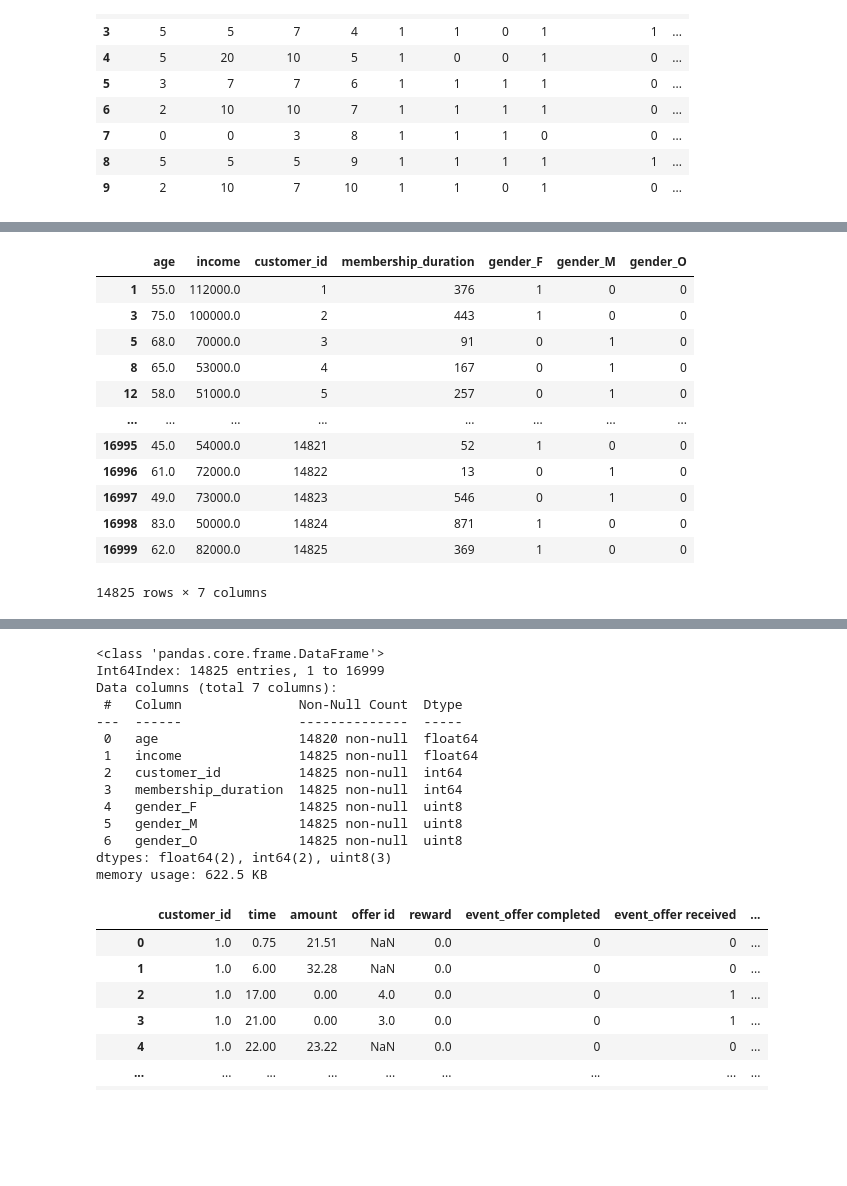
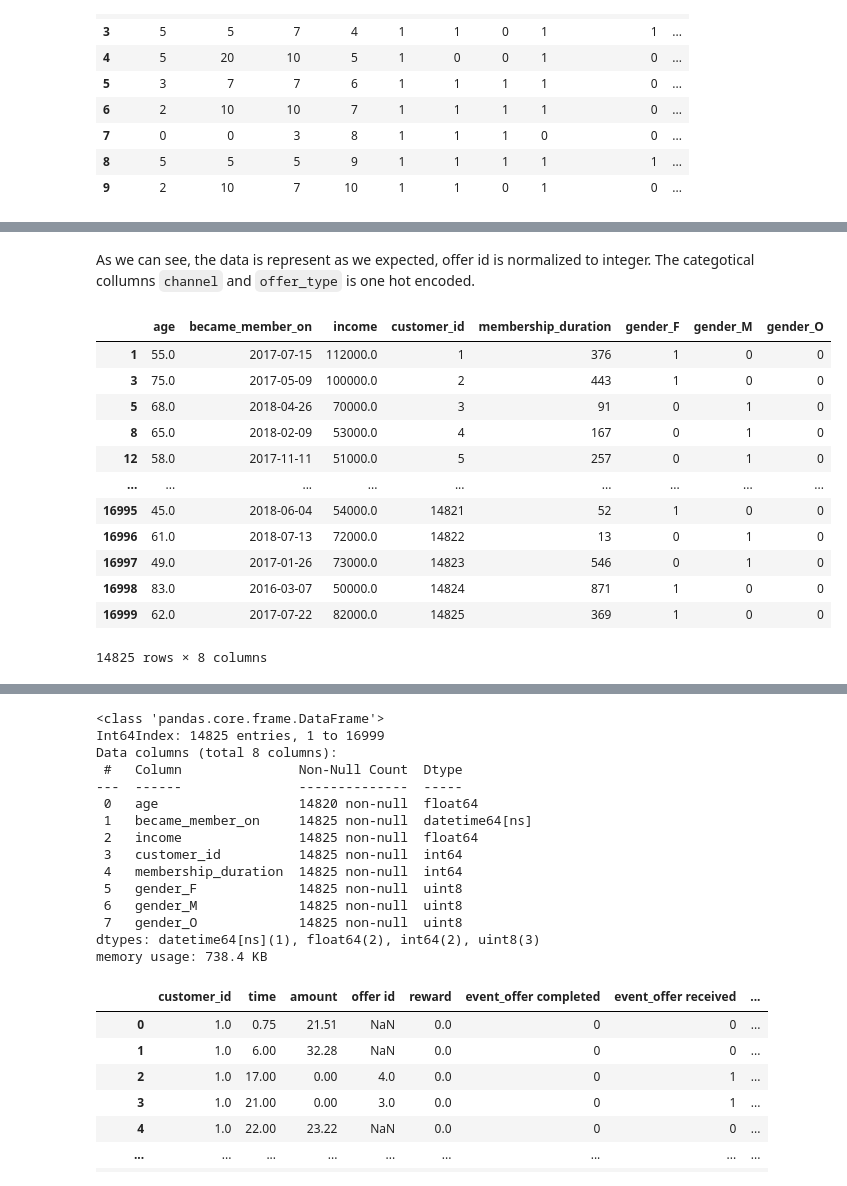
Before and after one commit to QuangTran2706/starbucks-offer-optimization, a Jupyter notebook: finalAssignment.ipynb, the cells around one changed output, grey strips where cells are left out. Saved outputs shown, nothing was run; the diff lists cells and outputs as text; code cells hidden in the pictures; blank space fills up the shorter version.

```diff
--- a/finalAssignment.ipynb
+++ b/finalAssignment.ipynb
@@ -310,49 +334,59 @@ Data columns (total 11 columns):
  10  offer_type_informational  10 non-null     uint8
 dtypes: int64(8), uint8(3)
 memory usage: 798.0 bytes
+# %% [markdown]
+As we can see, the data is represent as we expected, offer id is normalized to integer. The categotical collumns `channel` and `offer_type` is one hot encoded.
 # %%
 def cleanProfile(profile):
+    '''
+    Function to clean the profile data
 
+    INPUT:
+    profile - a dataframe read from profile.json
+
+    OUTPUT:
+    profile_new - a data frame of portfolio which is cleaned
+    cust_id_encoded - encoded map of the customer_id
+    '''
     profile_new = profile.copy()
 
     # Drop collumn with missing gender and age
     profile_new = profile_new.dropna()
 
     cust_id_encoded = id_mapper(profile_new)
     profile_new['customer_id'] = profile_new['id'].map(cust_id_encoded)
     profile_new = profile_new.drop('id', axis=1)
 
     # Format date in became_member_on
     profile_new['became_member_on'] = profile_new['became_member_on'].apply(lambda x: pd.to_datetime(str(x), format='%Y%m%d'))
     profile_new['membership_duration'] = profile_new.became_member_on.max() - \
         profile_new['became_member_on']
     profile_new['membership_duration'] = profile_new['membership_duration'].apply(
         lambda x: x.days if x is not np.nan else x)
-    profile_new = profile_new.drop('became_member_on', axis=1)
 
     # One hot encoded gender
     profile_new = pd.get_dummies(profile_new, columns = ['gender'])
     # change the age number over 100 to NaN value
     profile_new.loc[profile_new['age'] > 100, 'age'] = np.nan
 
     return profile_new, cust_id_encoded
 
 profile_new, cust_id_encoded = cleanProfile(profile)
 profile_new
 # %% [output]
-|  | age | income | customer_id | membership_duration | gender_F | gender_M | gender_O |
-| 1 | 55.0 | 112000.0 | 1 | 376 | 1 | 0 | 0 |
-| 3 | 75.0 | 100000.0 | 2 | 443 | 1 | 0 | 0 |
-| 5 | 68.0 | 70000.0 | 3 | 91 | 0 | 1 | 0 |
-| 8 | 65.0 | 53000.0 | 4 | 167 | 0 | 1 | 0 |
-| 12 | 58.0 | 51000.0 | 5 | 257 | 0 | 1 | 0 |
-| ... | ... | ... | ... | ... | ... | ... | ... |
-| 16995 | 45.0 | 54000.0 | 14821 | 52 | 1 | 0 | 0 |
-| 16996 | 61.0 | 72000.0 | 14822 | 13 | 0 | 1 | 0 |
-| 16997 | 49.0 | 73000.0 | 14823 | 546 | 0 | 1 | 0 |
-| 16998 | 83.0 | 50000.0 | 14824 | 871 | 1 | 0 | 0 |
-| 16999 | 62.0 | 82000.0 | 14825 | 369 | 1 | 0 | 0 |
+|  | age | became_member_on | income | customer_id | membership_duration | gender_F | gender_M | gender_O |
+| 1 | 55.0 | 2017-07-15 | 112000.0 | 1 | 376 | 1 | 0 | 0 |
+| 3 | 75.0 | 2017-05-09 | 100000.0 | 2 | 443 | 1 | 0 | 0 |
+| 5 | 68.0 | 2018-04-26 | 70000.0 | 3 | 91 | 0 | 1 | 0 |
+| 8 | 65.0 | 2018-02-09 | 53000.0 | 4 | 167 | 0 | 1 | 0 |
+| 12 | 58.0 | 2017-11-11 | 51000.0 | 5 | 257 | 0 | 1 | 0 |
+| ... | ... | ... | ... | ... | ... | ... | ... | ... |
+| 16995 | 45.0 | 2018-06-04 | 54000.0 | 14821 | 52 | 1 | 0 | 0 |
+| 16996 | 61.0 | 2018-07-13 | 72000.0 | 14822 | 13 | 0 | 1 | 0 |
+| 16997 | 49.0 | 2017-01-26 | 73000.0 | 14823 | 546 | 0 | 1 | 0 |
+| 16998 | 83.0 | 2016-03-07 | 50000.0 | 14824 | 871 | 1 | 0 | 0 |
+| 16999 | 62.0 | 2017-07-22 | 82000.0 | 14825 | 369 | 1 | 0 | 0 |
-14825 rows × 7 columns
+14825 rows × 8 columns
 # %%
 profile_new.describe()
 # %% [output]
@@ -370,17 +404,18 @@ profile_new.info()
 # %% [output]
 <class 'pandas.core.frame.DataFrame'>
 Int64Index: 14825 entries, 1 to 16999
-Data columns (total 7 columns):
+Data columns (total 8 columns):
  #   Column               Non-Null Count  Dtype
 ---  ------               --------------  -----
  0   age                  14820 non-null  float64
- 1   income               14825 non-null  float64
- 2   customer_id          14825 non-null  int64
- 3   membership_duration  14825 non-null  int64
- 4   gender_F             14825 non-null  uint8
- 5   gender_M             14825 non-null  uint8
- 6   gender_O             14825 non-null  uint8
-dtypes: float64(2), int64(2), uint8(3)
-memory usage: 622.5 KB
+ 1   became_member_on     14825 non-null  datetime64[ns]
+ 2   income               14825 non-null  float64
+ 3   customer_id          14825 non-null  int64
+ 4   membership_duration  14825 non-null  int64
+ 5   gender_F             14825 non-null  uint8
+ 6   gender_M             14825 non-null  uint8
+ 7   gender_O             14825 non-null  uint8
+dtypes: datetime64[ns](1), float64(2), int64(2), uint8(3)
+memory usage: 738.4 KB
 # %%
 def cleanTranscript(transcript, offer_id_encoded, cust_id_encoded):
```
Also changed, not shown: parts of 32 cells of this notebook, 5 other files.
